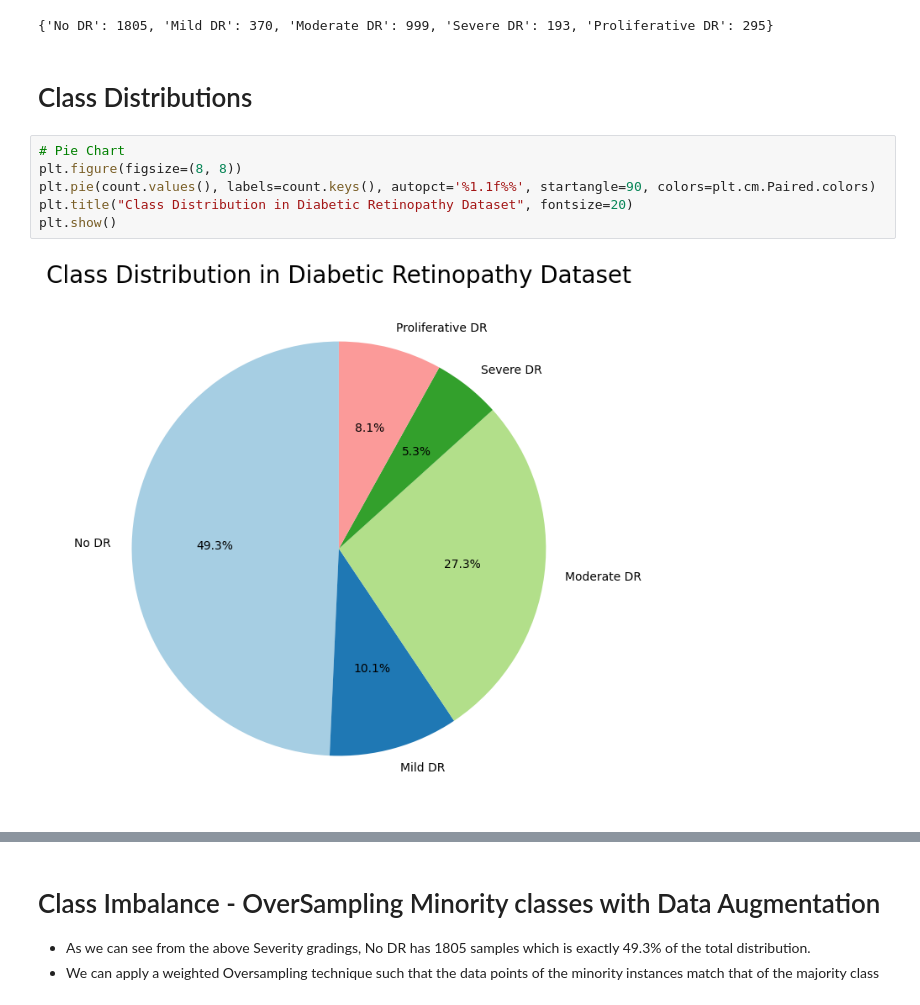
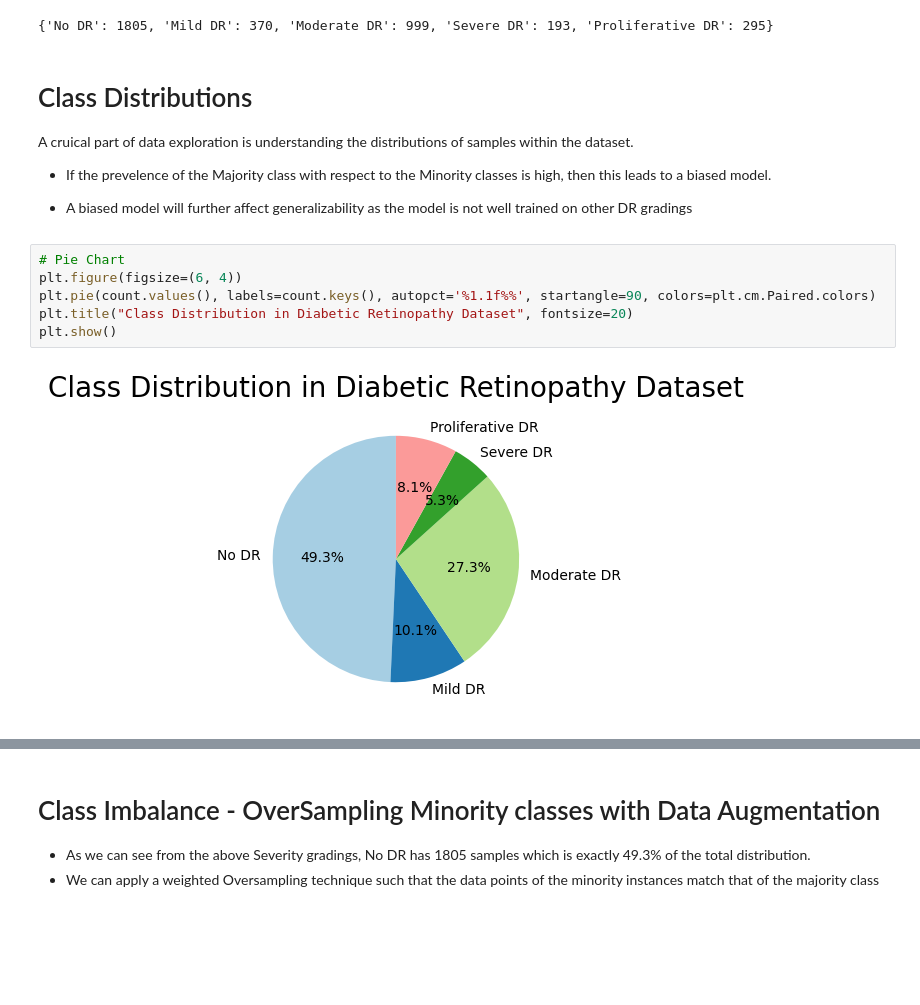
Before and after one commit to Ajama0/Diabetic-Retinopathy-Detection, a Jupyter notebook: Notebooks/data_exploration.ipynb, the cells around one changed output, grey strips where cells are left out. Saved outputs shown, nothing was run; the diff lists cells and outputs as text; blank space fills up the shorter version.

Commit message:
add diagram files, and refactor code

```diff
--- a/Notebooks/data_exploration.ipynb
+++ b/Notebooks/data_exploration.ipynb
@@ -320,15 +320,21 @@ Appended image at index 49 for label 3
 print(count)
 # %% [output]
 {'No DR': 1805, 'Mild DR': 370, 'Moderate DR': 999, 'Severe DR': 193, 'Proliferative DR': 295}
-# %% [markdown]
-# Class Distributions
+# %% [markdown]
+# Class Distributions
+
+A cruical part of data exploration is understanding the distributions of samples within the dataset.
+
+- If the prevelence of the Majority class with respect to the Minority classes is high, then this leads to a biased model.
+
+- A biased model will further affect generalizability as the model is not well trained on other DR gradings
 # %%
 # Pie Chart
-plt.figure(figsize=(8, 8))
+plt.figure(figsize=(6, 4))
 plt.pie(count.values(), labels=count.keys(), autopct='%1.1f%%', startangle=90, colors=plt.cm.Paired.colors)
 plt.title("Class Distribution in Diabetic Retinopathy Dataset", fontsize=20)
 plt.show()
 # %% [output]
-[figure, old version]
+[figure, new version]
 # %%
 #visualising the class imbalance with a bar chart
```
Also changed, not shown: parts of 6 cells of this notebook, 2 other files.
